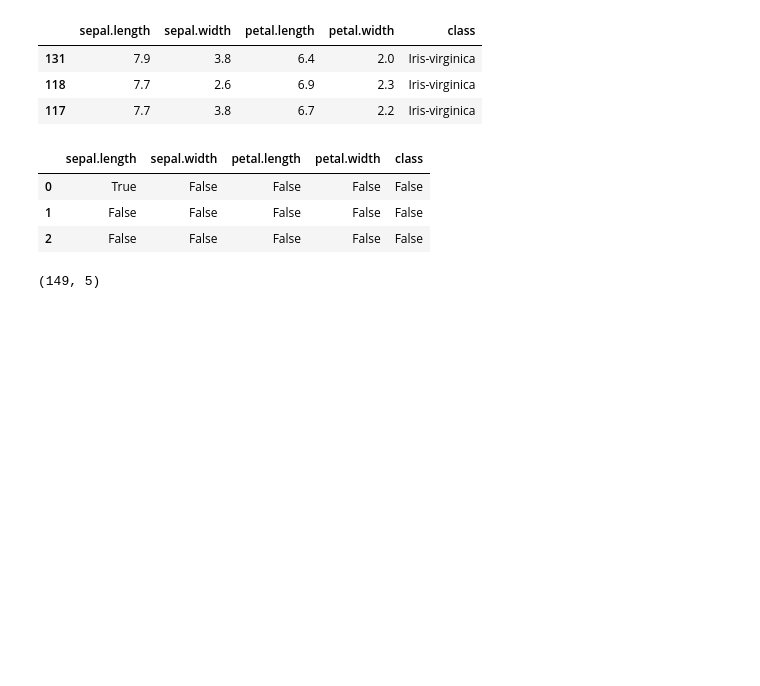
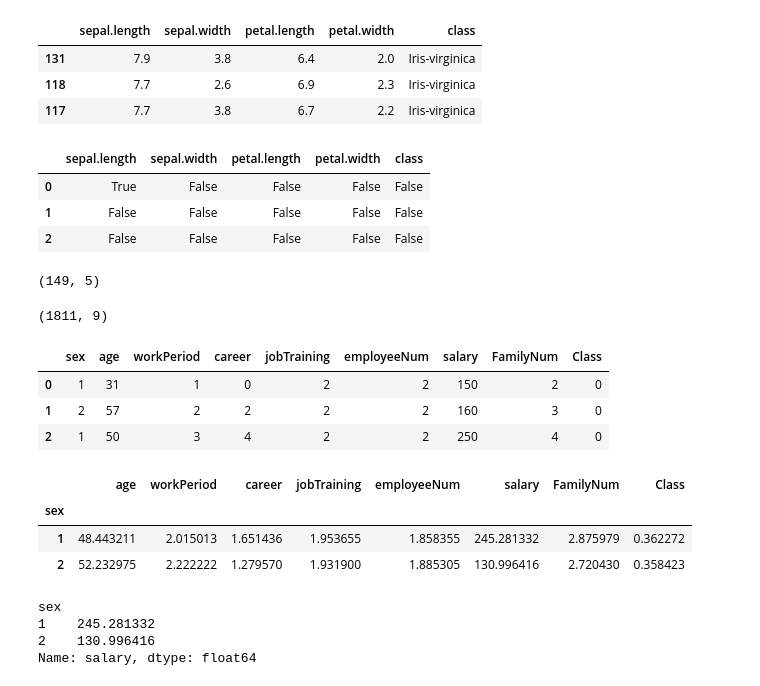
Before and after one commit to Hyunfor/2023_HNU_PythonClass, a Jupyter notebook: 23_05_02_~_데이터사이언스_파이썬_수업_9(8장)_~_10_(_9장_완,_10장_진행,_11장_진행).ipynb, the cells around one changed output. Drawn from its saved outputs; the diff is of its cells as text; code cells hidden in the pictures; blank space fills up the shorter version.

```diff
--- a/23_05_02_~_데이터사이언스_파이썬_수업_9(8장)_~_10_(_9장_완,_10장_진행,_11장_진행).ipynb
+++ b/23_05_02_~_데이터사이언스_파이썬_수업_9(8장)_~_10_(_9장_완,_10장_진행,_11장_진행).ipynb
@@ -706,3 +701,28 @@ m_dfi
 # Groupby
 # 그룹별로 연산을 지원해주는 함수
 # 그룹별로 데이터를 나누고, 각 그룹에 특정 함수(연산)를 적용시킨 뒤, 그룹별 결과로 합쳐서 돌려주는 작업
+# %%
+# 산재 데이터
+accident_df = pd.read_csv("/content/drive/MyDrive/work_accident.csv")
+print(accident_df.shape)
+accident_df.head(3)
+# %% [output]
+(1811, 9)
+|  | sex | age | workPeriod | career | jobTraining | employeeNum | salary | FamilyNum | Class |
+| 0 | 1 | 31 | 1 | 0 | 2 | 2 | 150 | 2 | 0 |
+| 1 | 2 | 57 | 2 | 2 | 2 | 2 | 160 | 3 | 0 |
+| 2 | 1 | 50 | 3 | 4 | 2 | 2 | 250 | 4 | 0 |
+# %%
+accident_df.groupby("sex").mean()
+# %% [output]
+|  | age | workPeriod | career | jobTraining | employeeNum | salary | FamilyNum | Class |
+| sex |  |  |  |  |  |  |  |  |
+| 1 | 48.443211 | 2.015013 | 1.651436 | 1.953655 | 1.858355 | 245.281332 | 2.875979 | 0.362272 |
+| 2 | 52.232975 | 2.222222 | 1.279570 | 1.931900 | 1.885305 | 130.996416 | 2.720430 | 0.358423 |
+# %%
+accident_df.groupby("sex")["salary"].mean()
+# %% [output]
+sex
+1    245.281332
+2    130.996416
+Name: salary, dtype: float64
```
Also changed, not shown: parts of 7 cells of this notebook.
